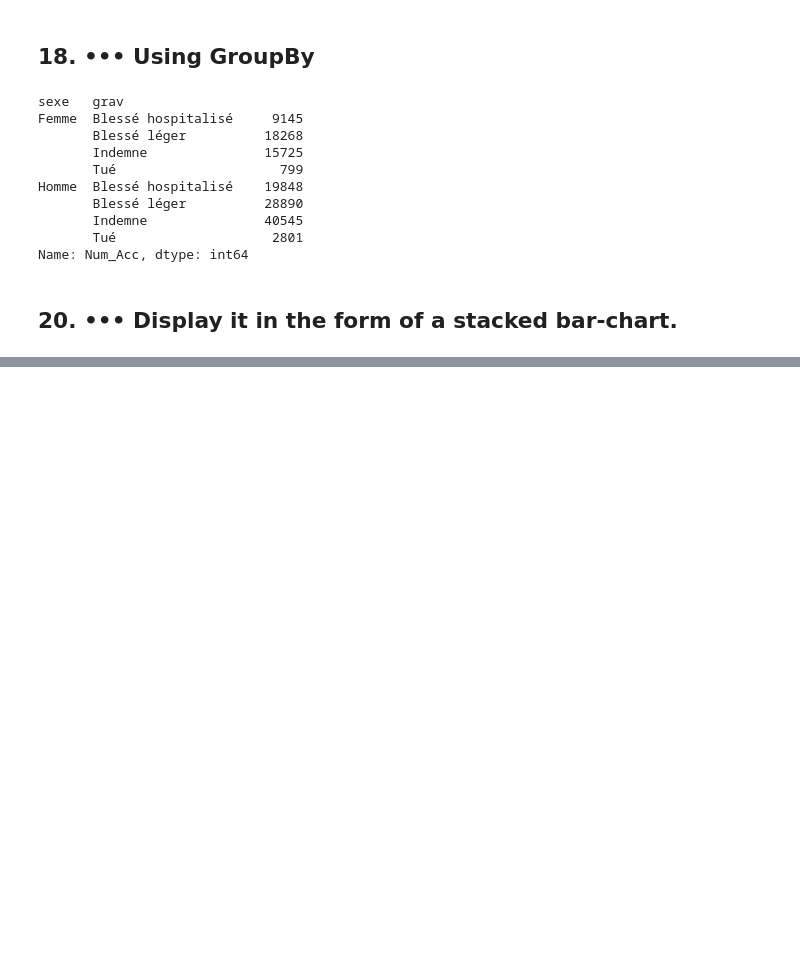
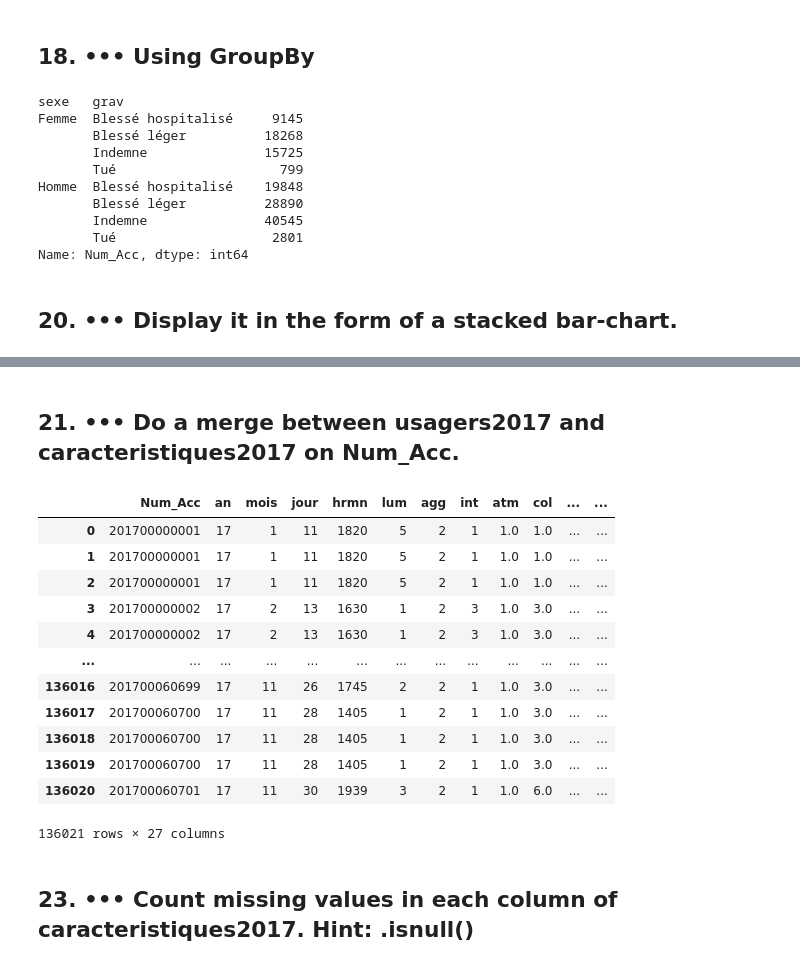
Before and after one commit to DorianMB/PythonProject, a Jupyter notebook: Exercices Pandas.ipynb, the cells around one changed output, grey strips where cells are left out. Drawn from its saved outputs; the diff is of its cells as text; code cells hidden in the pictures; blank space fills up the shorter version.

```diff
--- a/Exercices Pandas.ipynb
+++ b/Exercices Pandas.ipynb
@@ -351,0 +355,21 @@ usagers2017.groupby(['sexe', 'grav'])['Num_Acc'].count().plot(kind='bar', stacke
+# %% [markdown]
+## 21. ••• Do a merge between usagers2017 and caracteristiques2017 on Num_Acc.
+# %%
+df = caracteristiques2017.merge(usagers2017, how="inner")
+df
+# %% [output]
+|  | Num_Acc | an | mois | jour | hrmn | lum | agg | int | atm | col | ... | ... |
+| 0 | 201700000001 | 17 | 1 | 11 | 1820 | 5 | 2 | 1 | 1.0 | 1.0 | ... | ... |
+| 1 | 201700000001 | 17 | 1 | 11 | 1820 | 5 | 2 | 1 | 1.0 | 1.0 | ... | ... |
+| 2 | 201700000001 | 17 | 1 | 11 | 1820 | 5 | 2 | 1 | 1.0 | 1.0 | ... | ... |
+| 3 | 201700000002 | 17 | 2 | 13 | 1630 | 1 | 2 | 3 | 1.0 | 3.0 | ... | ... |
+| 4 | 201700000002 | 17 | 2 | 13 | 1630 | 1 | 2 | 3 | 1.0 | 3.0 | ... | ... |
+| ... | ... | ... | ... | ... | ... | ... | ... | ... | ... | ... | ... | ... |
+| 136016 | 201700060699 | 17 | 11 | 26 | 1745 | 2 | 2 | 1 | 1.0 | 3.0 | ... | ... |
+| 136017 | 201700060700 | 17 | 11 | 28 | 1405 | 1 | 2 | 1 | 1.0 | 3.0 | ... | ... |
+| 136018 | 201700060700 | 17 | 11 | 28 | 1405 | 1 | 2 | 1 | 1.0 | 3.0 | ... | ... |
+| 136019 | 201700060700 | 17 | 11 | 28 | 1405 | 1 | 2 | 1 | 1.0 | 3.0 | ... | ... |
+| 136020 | 201700060701 | 17 | 11 | 30 | 1939 | 3 | 2 | 1 | 1.0 | 6.0 | ... | ... |
+136021 rows × 27 columns
+# %% [markdown]
+## 23. ••• Count missing values in each column of caracteristiques2017. Hint: .isnull()
```
Also changed, not shown: parts of 8 cells of this notebook.
